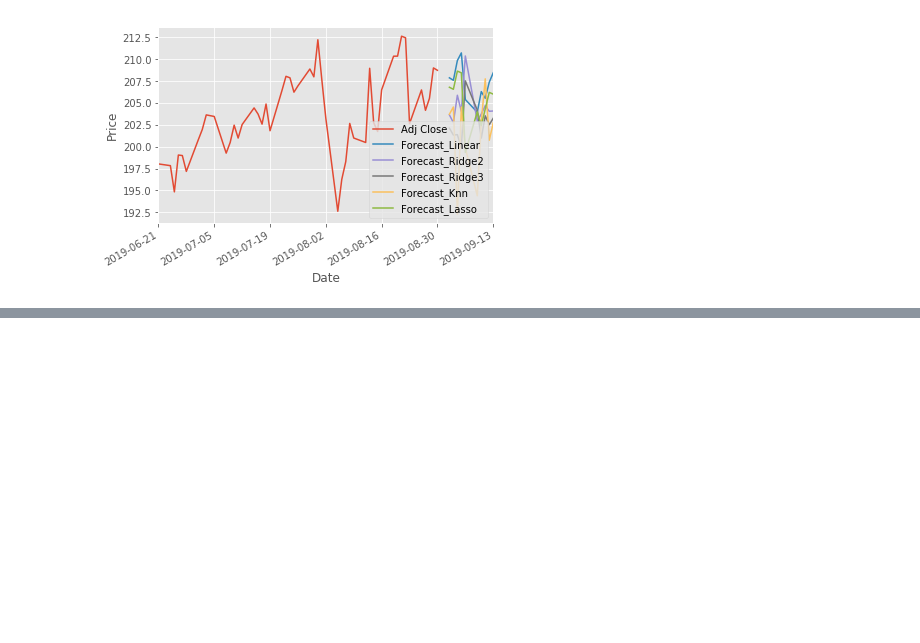
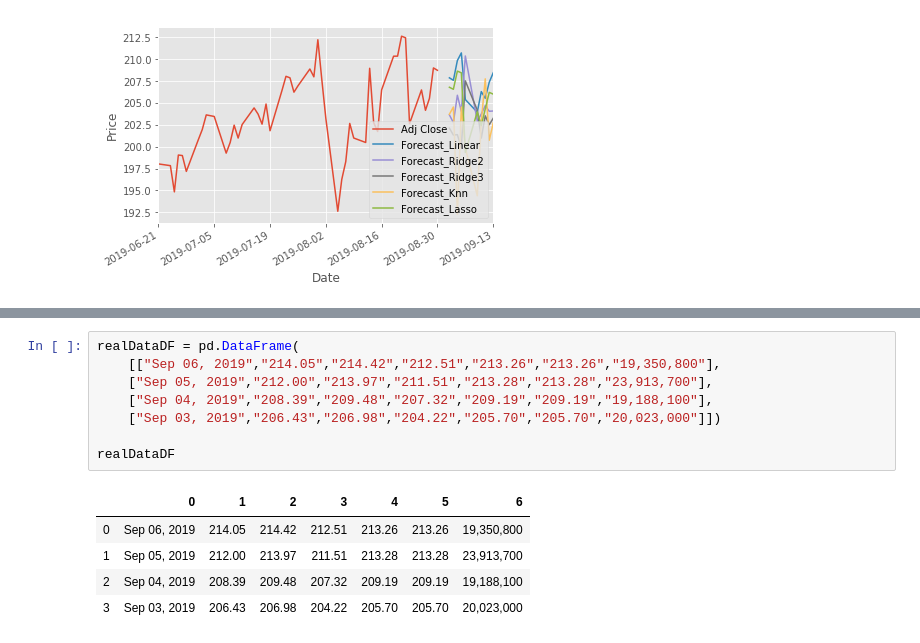
Before and after one commit to wcheungnet/ScikitLearnPrediction, a Jupyter notebook: StockPrediction.ipynb, the cells around one changed output, grey strips where cells are left out. Saved outputs shown, nothing was run; the diff lists cells and outputs as text; blank space fills up the shorter version.

Commit message:
better looking table

```diff
--- a/StockPrediction.ipynb
+++ b/StockPrediction.ipynb
@@ -237,0 +233,14 @@ Sep 03, 2019	206.43	206.98	204.22	205.70	205.70	20,023,000
+# %%
+realDataDF = pd.DataFrame(
+    [["Sep 06, 2019","214.05","214.42","212.51","213.26","213.26","19,350,800"],
+    ["Sep 05, 2019","212.00","213.97","211.51","213.28","213.28","23,913,700"],
+    ["Sep 04, 2019","208.39","209.48","207.32","209.19","209.19","19,188,100"],
+    ["Sep 03, 2019","206.43","206.98","204.22","205.70","205.70","20,023,000"]])
+
+realDataDF
+# %% [output]
+|  | 0 | 1 | 2 | 3 | 4 | 5 | 6 |
+| 0 | Sep 06, 2019 | 214.05 | 214.42 | 212.51 | 213.26 | 213.26 | 19,350,800 |
+| 1 | Sep 05, 2019 | 212.00 | 213.97 | 211.51 | 213.28 | 213.28 | 23,913,700 |
+| 2 | Sep 04, 2019 | 208.39 | 209.48 | 207.32 | 209.19 | 209.19 | 19,188,100 |
+| 3 | Sep 03, 2019 | 206.43 | 206.98 | 204.22 | 205.70 | 205.70 | 20,023,000 |
```
Also changed, not shown: parts of 2 cells of this notebook.
